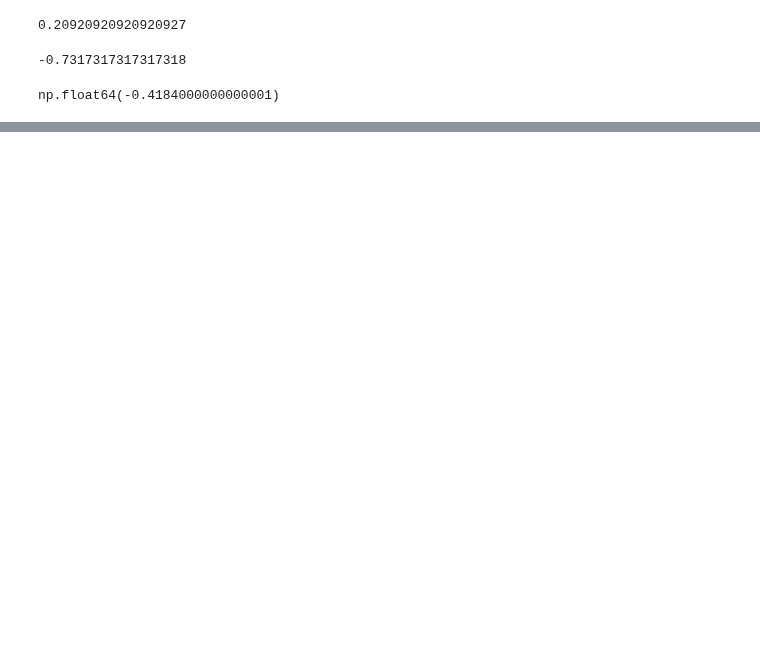
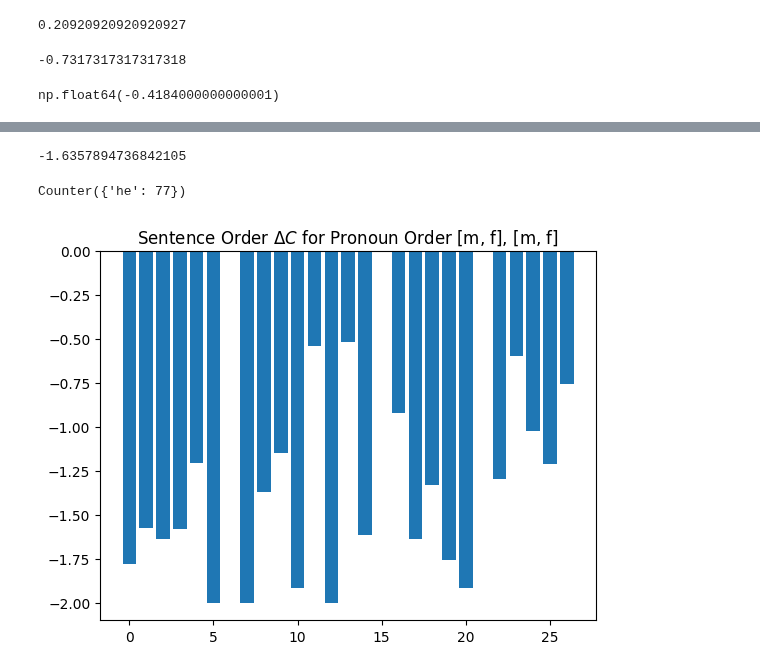
Before and after one commit to sagarkumar16/winogender_contextuality, a Jupyter notebook: notebooks/06-sk-data-exploration.ipynb, the cells around one changed output, grey strips where cells are left out. Cells and saved outputs as stored; diff of their text form; code cells hidden in the pictures; blank space fills up the shorter version.

Commit message:
CbD results notebook and figures

```diff
--- a/notebooks/06-sk-data-exploration.ipynb
+++ b/notebooks/06-sk-data-exploration.ipynb
@@ -140,0 +237,4 @@ SyntaxError: '{' was never closed (<unknown>, line 1)
+# %%
+# second_test hereafter refers to testing only the pronoun order-preserved, but sentence-order-contextual measurements for idx 2
+third_test_measurements = [d for d in idx_3_measurements if d['context']['pnoun_order'] == [0,0]]
+len(third_test_measurements)
@@ -140,0 +243,16 @@ SyntaxError: '{' was never closed (<unknown>, line 1)
+# %%
+third_test_data_dict = {'forward': {'pnoun_1': [], 'pnoun_2': []}, 'reverse': {'pnoun_1': [], 'pnoun_2': []}}
+
+for d in third_test_measurements:
+    context = d['context']['sent_order']
+    if context == [0,1]:
+        dict_key = 'forward'
+        pnoun_1 = d['measurement']['BLANK1']
+        pnoun_2 = d['measurement']['BLANK2']
+    else:
+        dict_key = 'reverse'
+        pnoun_1 = d['measurement']['BLANK2']
+        pnoun_2 = d['measurement']['BLANK1']
+
+    third_test_data_dict[dict_key]['pnoun_1'].append(pnoun_1.lower())
+    third_test_data_dict[dict_key]['pnoun_2'].append(pnoun_2.lower())
@@ -140,0 +315,6 @@ SyntaxError: '{' was never closed (<unknown>, line 1)
+# %%
+def cbd_expectation(px):
+    return 2*px - 1
+# %%
+def cbd_correlation(px, py, pxy):
+    return 4*pxy - 2*px - 2*py + 1
@@ -140,0 +392,28 @@ SyntaxError: '{' was never closed (<unknown>, line 1)
+# %%
+test_fn_data = sentence_order_results(2, data)
+calculate_noncontextual_criterion(test_fn_data)
+# %% [output]
+-1.6357894736842105
+# %%
+Counter(sentence_order_results(7, data).get('forward').get('pnoun_1'))
+# %% [output]
+Counter({'he': 77})
+# %%
+worked_indices = []
+non_contextuality_fractions = []
+broken_indices = []
+
+for idx in range(60):
+    try:
+        measurement_data = sentence_order_results(idx, data)
+        frac = calculate_noncontextual_criterion(measurement_data)
+        non_contextuality_fractions.append(frac)
+        worked_indices.append(idx)
+    except IndexError:
+        broken_indices.append(idx)
+
+plt.bar(worked_indices, non_contextuality_fractions)
+plt.title(r'Sentence Order $\Delta C$ for Pronoun Order [m, f], [m, f]')
+plt.savefig('../reports/figures/sentence_contextuality_mfmf.pdf')
+# %% [output]
+[figure, added]
```
Also changed, not shown: parts of 47 cells of this notebook, 4 other files.
